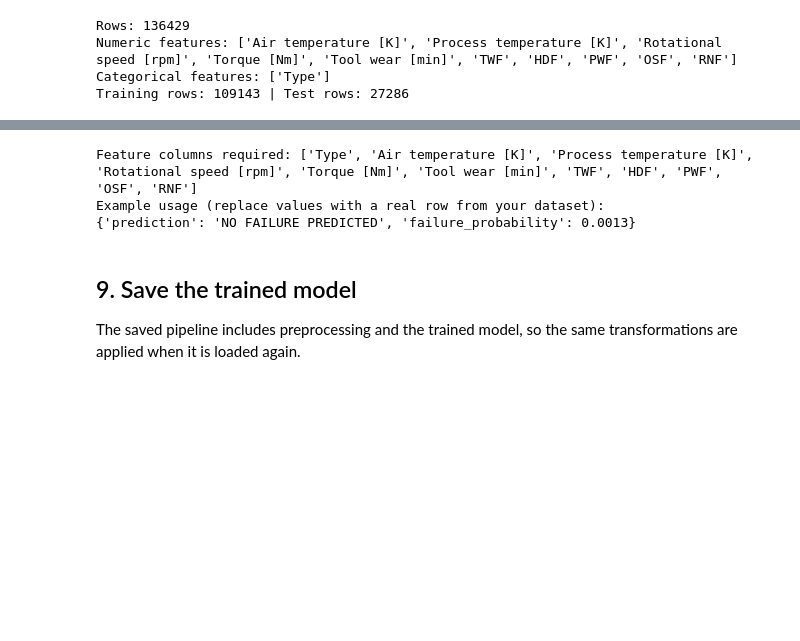
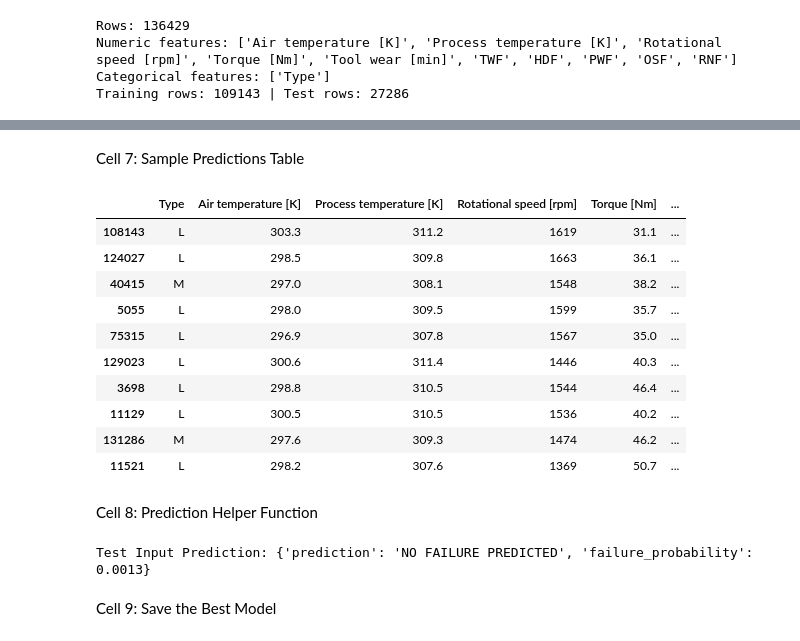
Before and after one commit to mohitt770/ML_LAB, a Jupyter notebook: electrical_motor_fault_prediction_colab.ipynb, the cells around one changed output, grey strips where cells are left out. Drawn from its saved outputs; the diff is of its cells as text; code cells hidden in the pictures; blank space fills up the shorter version.

```diff
--- a/electrical_motor_fault_prediction_colab.ipynb
+++ b/electrical_motor_fault_prediction_colab.ipynb
@@ -256,31 +277,41 @@ This helper uses the exact input columns that were used for training. Enter real
+# %% [markdown]
+Cell 7: Sample Predictions Table
+# %%
+results_table = X_test.copy()
+results_table["Actual Failure"] = y_test
+results_table["Predicted Failure"] = best_model.predict(X_test)
+results_table["Failure Probability"] = best_model.predict_proba(X_test)[:, 1]
+
+display(results_table.head(10))
+# %% [output]
+|  | Type | Air temperature [K] | Process temperature [K] | Rotational speed [rpm] | Torque [Nm] | ... |
+| 108143 | L | 303.3 | 311.2 | 1619 | 31.1 | ... |
+| 124027 | L | 298.5 | 309.8 | 1663 | 36.1 | ... |
+| 40415 | M | 297.0 | 308.1 | 1548 | 38.2 | ... |
+| 5055 | L | 298.0 | 309.5 | 1599 | 35.7 | ... |
+| 75315 | L | 296.9 | 307.8 | 1567 | 35.0 | ... |
+| 129023 | L | 300.6 | 311.4 | 1446 | 40.3 | ... |
+| 3698 | L | 298.8 | 310.5 | 1544 | 46.4 | ... |
+| 11129 | L | 300.5 | 310.5 | 1536 | 40.2 | ... |
+| 131286 | M | 297.6 | 309.3 | 1474 | 46.2 | ... |
+| 11521 | L | 298.2 | 307.6 | 1369 | 50.7 | ... |
+# %% [markdown]
+Cell 8: Prediction Helper Function
 # %%
 def predict_motor_failure(readings: dict):
-    """readings must contain the same feature names as X.columns."""
     sample = pd.DataFrame([readings])
-    missing = [c for c in X.columns if c not in sample.columns]
-    extra = [c for c in sample.columns if c not in X.columns]
-    if missing:
-        raise ValueError(f"Missing required feature(s): {missing}")
-    if extra:
-        print("Ignoring extra feature(s):", extra)
-        sample = sample[X.columns]
-    else:
-        sample = sample[X.columns]
+    sample = sample[X.columns]
 
-    prediction = int(model.predict(sample)[0])
-    probability = float(model.predict_proba(sample)[0, 1])
+    prediction = int(best_model.predict(sample)[0])
+    probability = float(best_model.predict_proba(sample)[0, 1])
     label = "FAILURE PREDICTED" if prediction == 1 else "NO FAILURE PREDICTED"
+
     return {"prediction": label, "failure_probability": round(probability, 4)}
 
-print("Feature columns required:", X.columns.tolist())
-print("Example usage (replace values with a real row from your dataset):")
-example = X.iloc[0].to_dict()
-print(predict_motor_failure(example))
+example_reading = X.iloc[0].to_dict()
+print("Test Input Prediction:", predict_motor_failure(example_reading))
 # %% [output]
-Feature columns required: ['Type', 'Air temperature [K]', 'Process temperature [K]', 'Rotational speed [rpm]', 'Torque [Nm]', 'Tool wear [min]', 'TWF', 'HDF', 'PWF', 'OSF', 'RNF']
-Example usage (replace values with a real row from your dataset):
-{'prediction': 'NO FAILURE PREDICTED', 'failure_probability': 0.0013}
+Test Input Prediction: {'prediction': 'NO FAILURE PREDICTED', 'failure_probability': 0.0013}
-# %% [markdown]
-## 9. Save the trained model
-The saved pipeline includes preprocessing and the trained model, so the same transformations are applied when it is loaded again.
+# %% [markdown]
+Cell 9: Save the Best Model
 # %%
```
Also changed, not shown: parts of 18 cells of this notebook.
